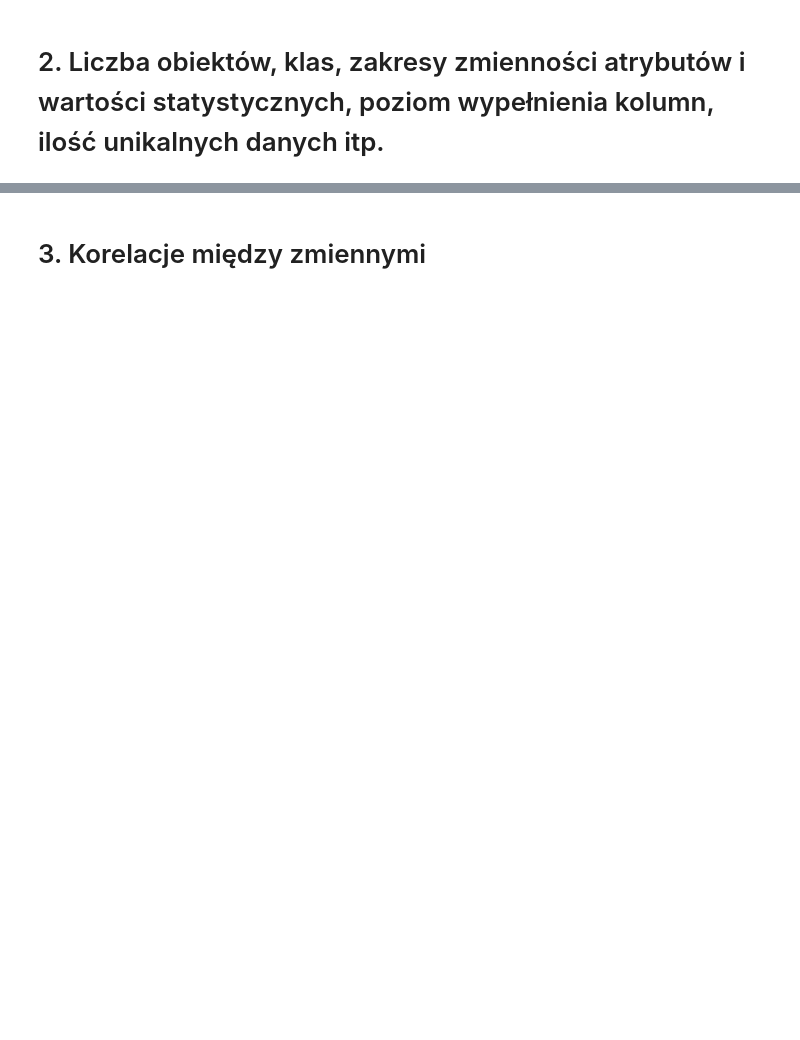
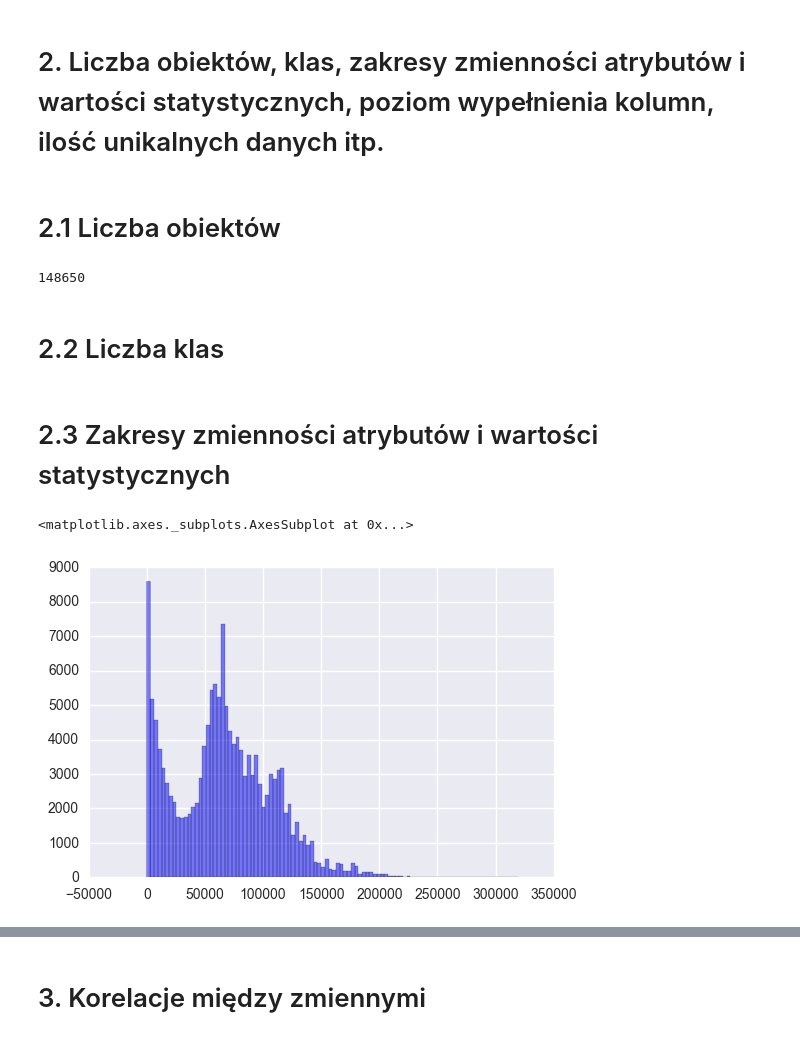
Before and after one commit to cocsackie/EKS, a Jupyter notebook: zespol38.ipynb, the cells around one changed output, grey strips where cells are left out. Drawn from its saved outputs; the diff is of its cells as text; code cells hidden in the pictures; blank space fills up the shorter version.

```diff
--- a/zespol38.ipynb
+++ b/zespol38.ipynb
@@ -5,2 +19,20 @@
+# %%
+original_data = pd.read_table('Salaries.csv',sep=',')
+data = pd.read_table('Salariespp.csv',sep=',')
 # %% [markdown]
 # 2. Liczba obiektów, klas, zakresy zmienności atrybutów i wartości statystycznych, poziom wypełnienia kolumn, ilość unikalnych danych itp.
+# %% [markdown]
+# 2.1 Liczba obiektów
+# %%
+len(data)
+# %% [output]
+148650
+# %% [markdown]
+# 2.2 Liczba klas
+# %% [markdown]
+# 2.3 Zakresy zmienności atrybutów i wartości statystycznych
+# %%
+data.BasePay.hist(color='b', alpha=0.5, bins=100)
+# %% [output]
+<matplotlib.axes._subplots.AxesSubplot at 0x...>
+[figure, added]
```
Also changed, not shown: parts of 39 cells of this notebook, 1 other file.
